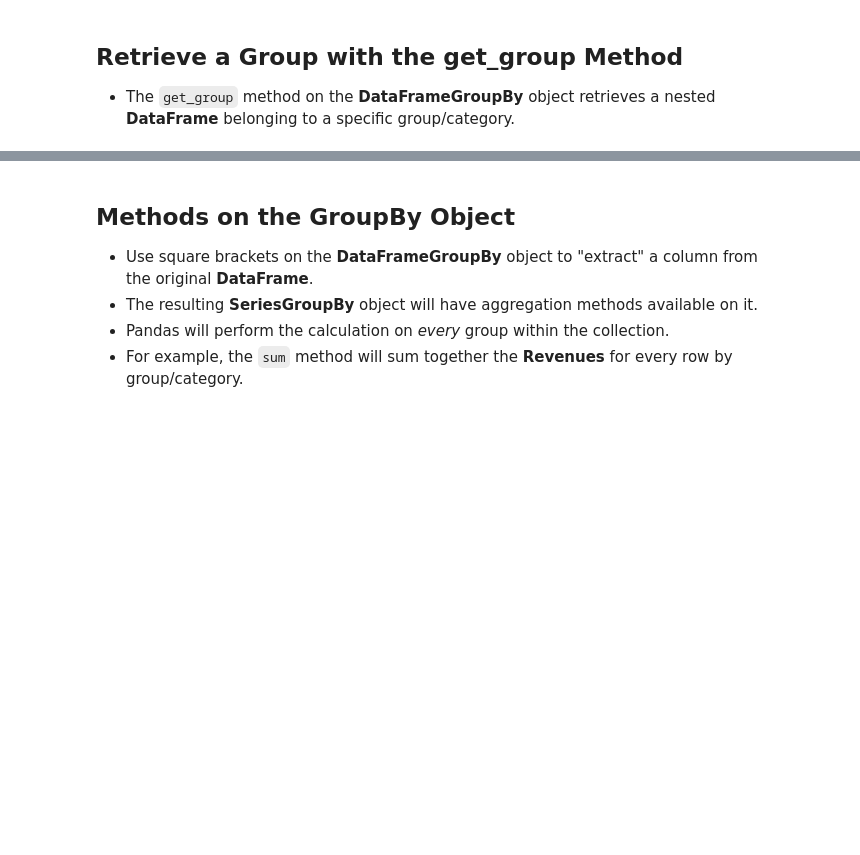
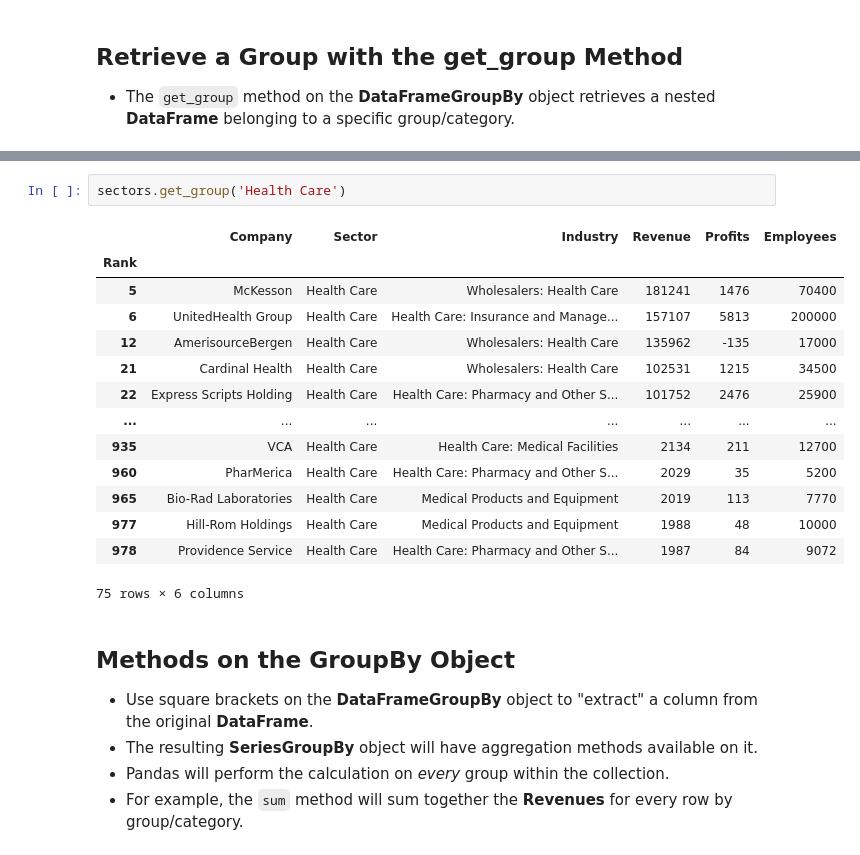
Before and after one commit to Petar-Koprinkov/Pandas, a Jupyter notebook: Incomplete/09 - The GroupBy Object.ipynb, the cells around one changed output, grey strips where cells are left out. Cells and saved outputs as stored; diff of their text form; blank space fills up the shorter version.

```diff
--- a/Incomplete/09 - The GroupBy Object.ipynb
+++ b/Incomplete/09 - The GroupBy Object.ipynb
@@ -100,3 +151,20 @@ sectors
+# %%
+sectors.get_group('Health Care')
+# %% [output]
+|  | Company | Sector | Industry | Revenue | Profits | Employees |
+| Rank |  |  |  |  |  |  |
+| 5 | McKesson | Health Care | Wholesalers: Health Care | 181241 | 1476 | 70400 |
+| 6 | UnitedHealth Group | Health Care | Health Care: Insurance and Manage... | 157107 | 5813 | 200000 |
+| 12 | AmerisourceBergen | Health Care | Wholesalers: Health Care | 135962 | -135 | 17000 |
+| 21 | Cardinal Health | Health Care | Wholesalers: Health Care | 102531 | 1215 | 34500 |
+| 22 | Express Scripts Holding | Health Care | Health Care: Pharmacy and Other S... | 101752 | 2476 | 25900 |
+| ... | ... | ... | ... | ... | ... | ... |
+| 935 | VCA | Health Care | Health Care: Medical Facilities | 2134 | 211 | 12700 |
+| 960 | PharMerica | Health Care | Health Care: Pharmacy and Other S... | 2029 | 35 | 5200 |
+| 965 | Bio-Rad Laboratories | Health Care | Medical Products and Equipment | 2019 | 113 | 7770 |
+| 977 | Hill-Rom Holdings | Health Care | Medical Products and Equipment | 1988 | 48 | 10000 |
+| 978 | Providence Service | Health Care | Health Care: Pharmacy and Other S... | 1987 | 84 | 9072 |
+75 rows × 6 columns
 # %% [markdown]
 ## Methods on the GroupBy Object
 - Use square brackets on the **DataFrameGroupBy** object to "extract" a column from the original **DataFrame**.
```
Also changed, not shown: parts of 3 cells of this notebook.
